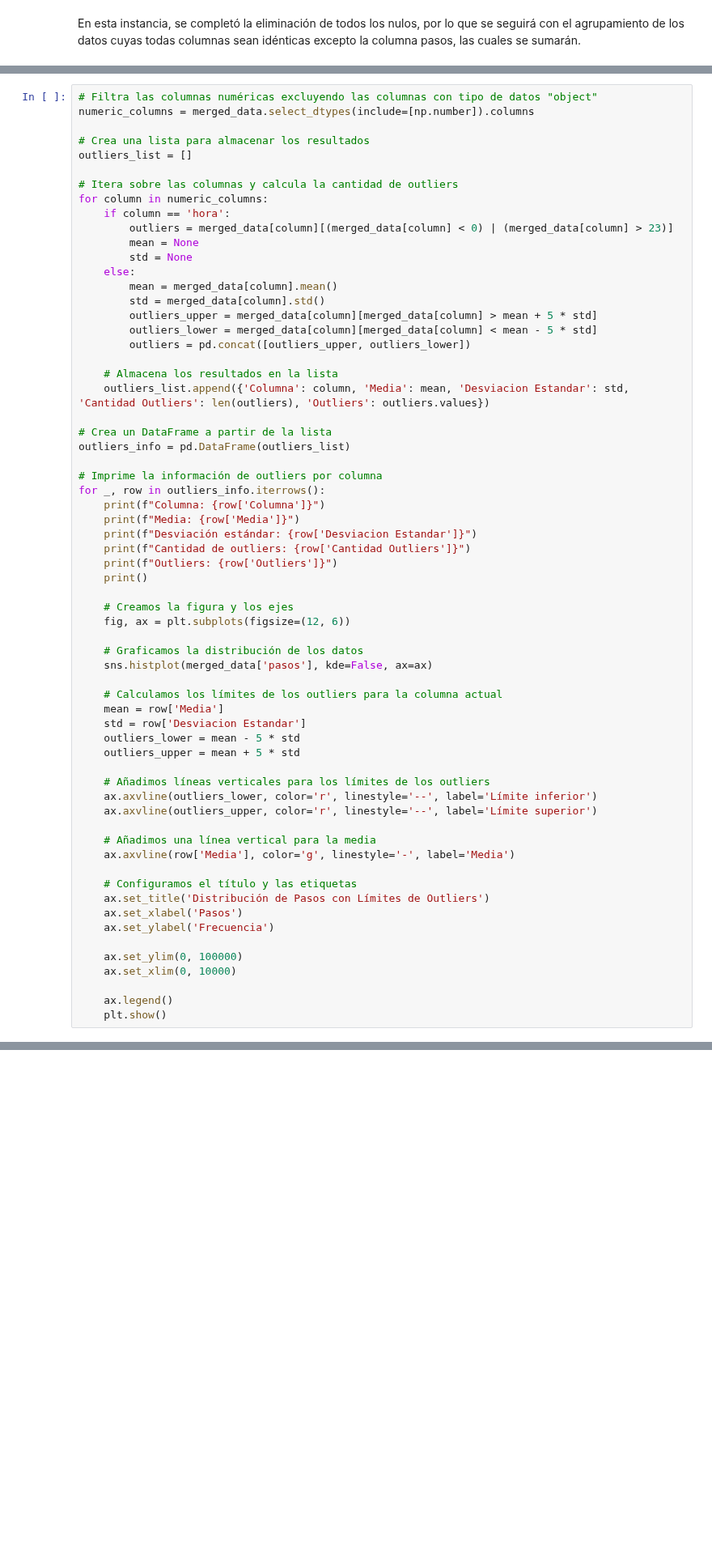
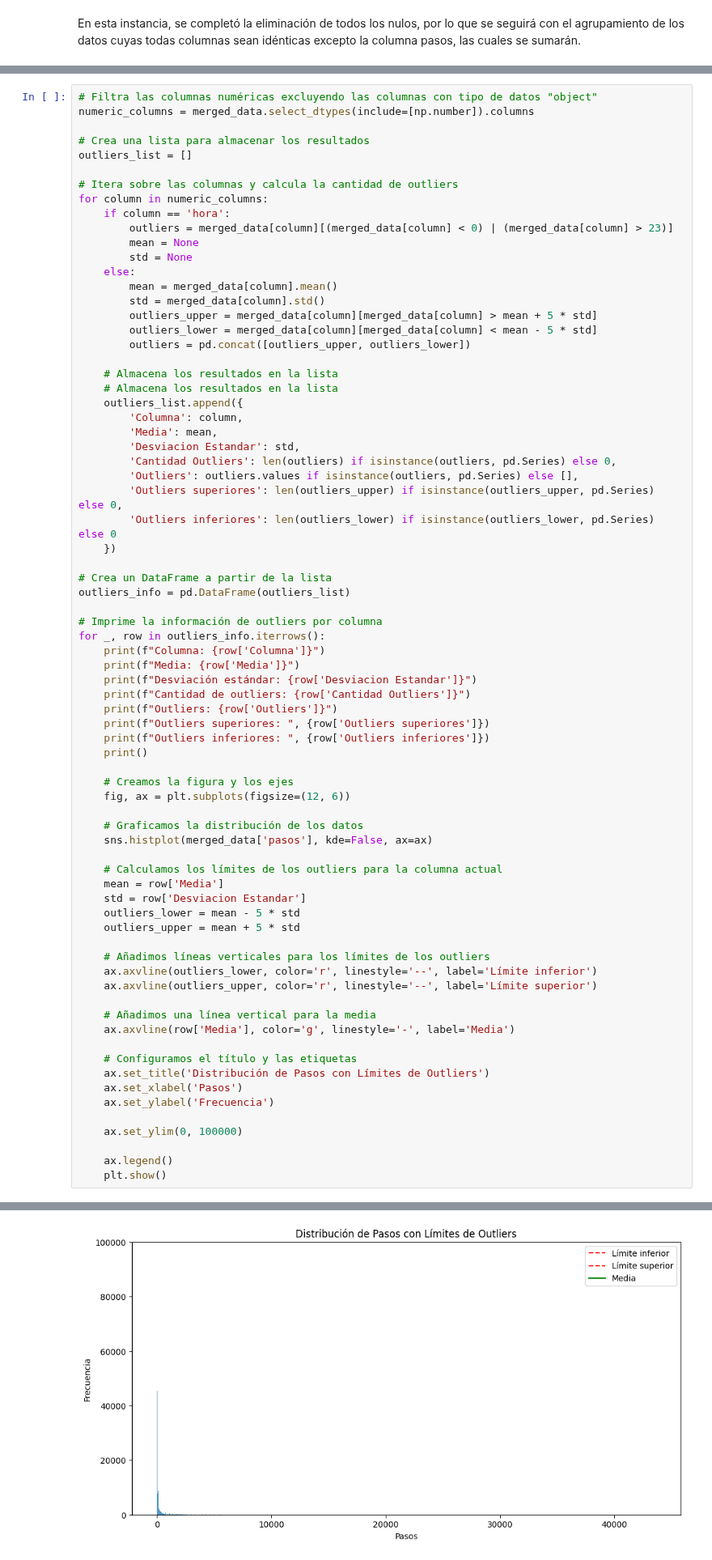
Before and after one commit to GuadiAguilera/TP_CDD, a Jupyter notebook: Entrega_2 (2).ipynb, the cells around one changed output, grey strips where cells are left out. Shown at 81% size. Drawn from its saved outputs; the diff is of its cells as text; blank space fills up the shorter version.

```diff
--- a/Entrega_2 (2).ipynb
+++ b/Entrega_2 (2).ipynb
@@ -1863,7 +1863,16 @@ for column in numeric_columns:
         outliers = pd.concat([outliers_upper, outliers_lower])
 
     # Almacena los resultados en la lista
-    outliers_list.append({'Columna': column, 'Media': mean, 'Desviacion Estandar': std, 'Cantidad Outliers': len(outliers), 'Outliers': outliers.values})
+    # Almacena los resultados en la lista
+    outliers_list.append({
+        'Columna': column,
+        'Media': mean,
+        'Desviacion Estandar': std,
+        'Cantidad Outliers': len(outliers) if isinstance(outliers, pd.Series) else 0,
+        'Outliers': outliers.values if isinstance(outliers, pd.Series) else [],
+        'Outliers superiores': len(outliers_upper) if isinstance(outliers_upper, pd.Series) else 0,
+        'Outliers inferiores': len(outliers_lower) if isinstance(outliers_lower, pd.Series) else 0
+    })
 
 # Crea un DataFrame a partir de la lista
 outliers_info = pd.DataFrame(outliers_list)
@@ -1875,6 +1884,8 @@ for _, row in outliers_info.iterrows():
     print(f"Desviación estándar: {row['Desviacion Estandar']}")
     print(f"Cantidad de outliers: {row['Cantidad Outliers']}")
     print(f"Outliers: {row['Outliers']}")
+    print(f"Outliers superiores: ", {row['Outliers superiores']})
+    print(f"Outliers inferiores: ", {row['Outliers inferiores']})
     print()
 
     # Creamos la figura y los ejes
@@ -1902,7 +1913,6 @@ for _, row in outliers_info.iterrows():
     ax.set_ylabel('Frecuencia')
 
     ax.set_ylim(0, 100000)
-    ax.set_xlim(0, 10000)
 
     ax.legend()
     plt.show()
@@ -1914,0 +1927 @@ Outliers: []
+[figure, added]
```
Also changed, not shown: parts of 15 cells of this notebook.
